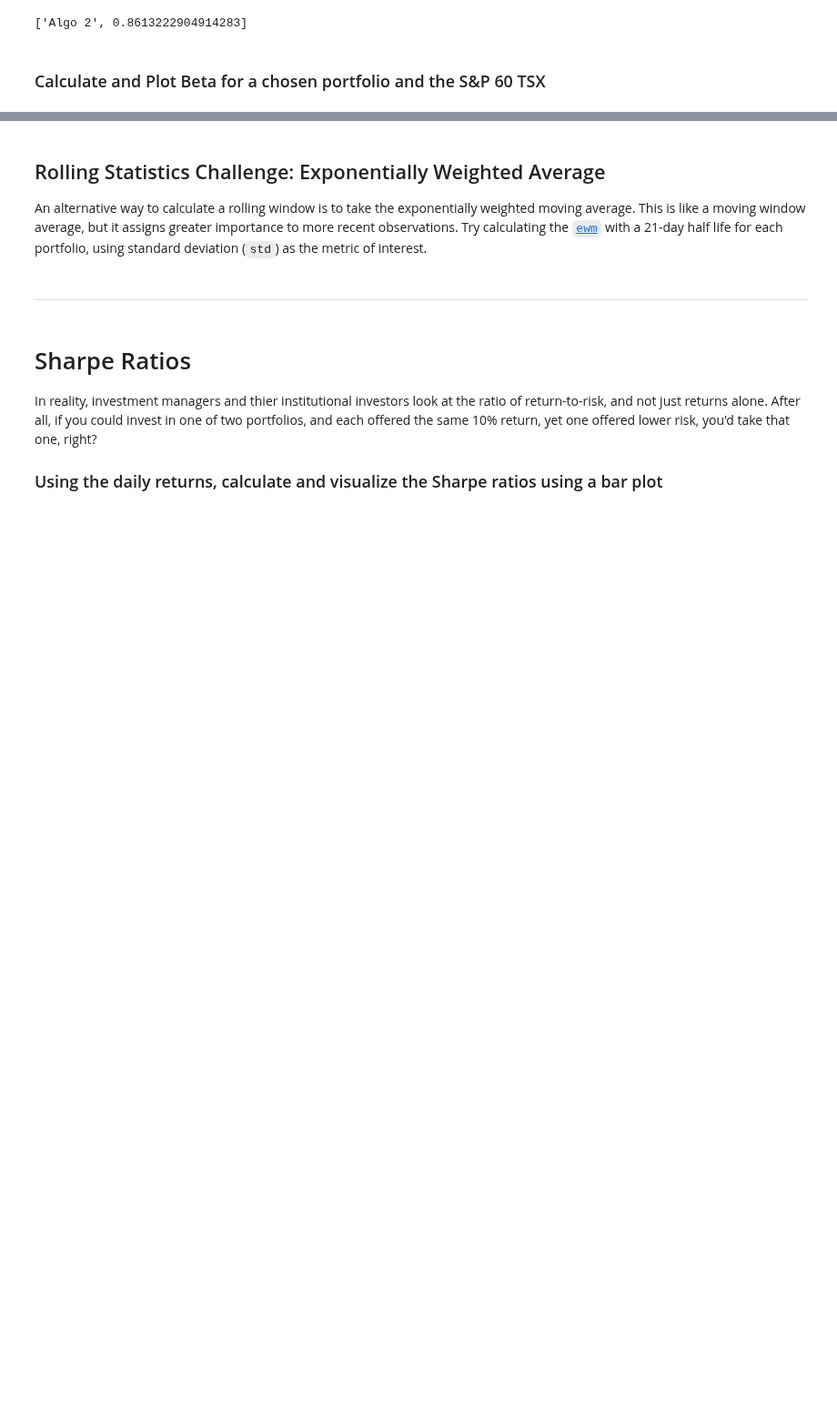
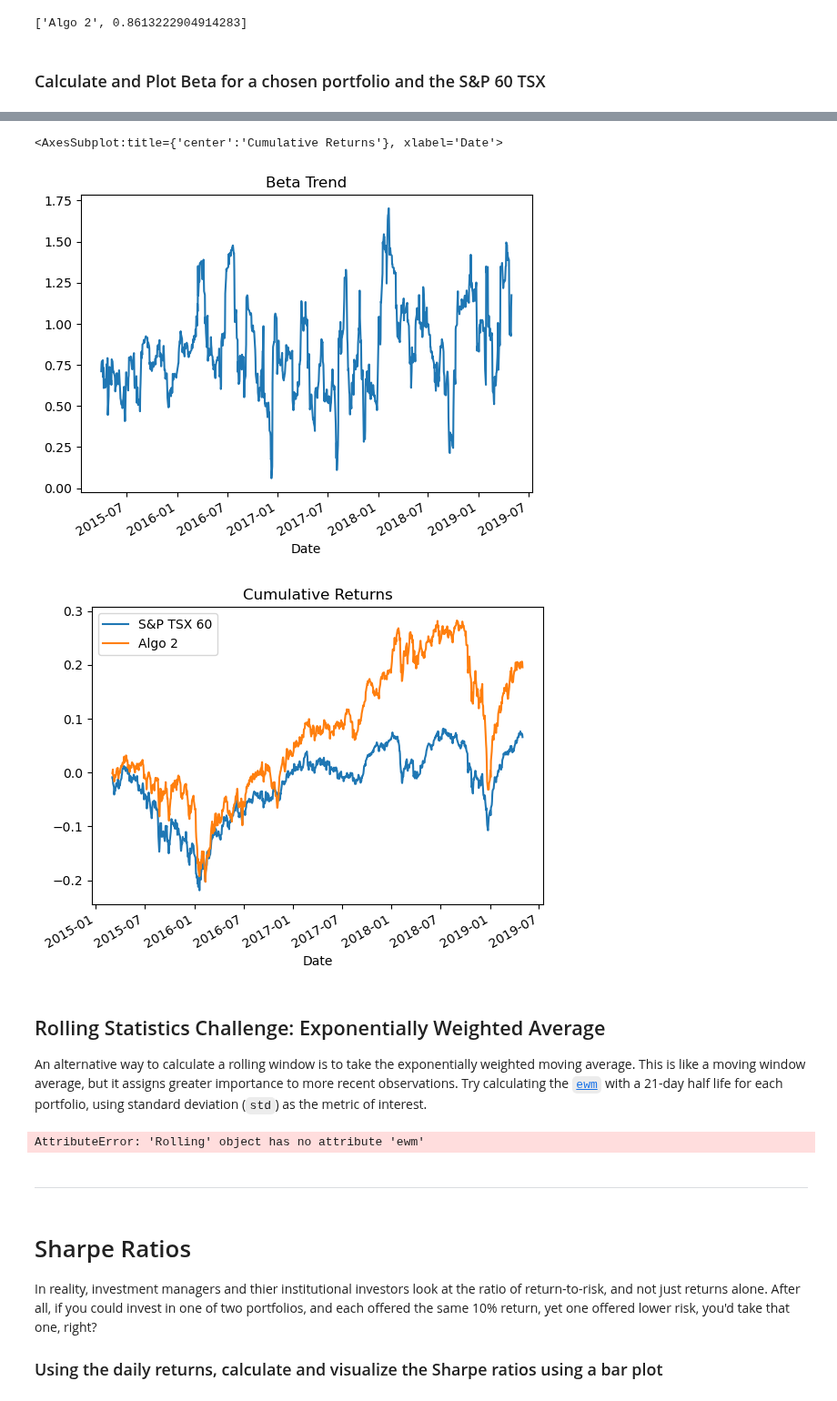
Before and after one commit to juil/fintech-uoftbootcamp, a Jupyter notebook: week04/unit04-assignment/whale_analysis.ipynb, the cells around one changed output, grey strips where cells are left out. Shown at 91% size. Cells and saved outputs as stored; diff of their text form; code cells hidden in the pictures; blank space fills up the shorter version.

```diff
--- a/week04/unit04-assignment/whale_analysis.ipynb
+++ b/week04/unit04-assignment/whale_analysis.ipynb
@@ -321,11 +321,11 @@ tsx60_closest
 # %%
 # Calculate covariance of a single portfolio
 # Using all_returns for daily returns of portfolio
-covariance = all_returns[tsx60_closest[0]].cov(all_returns['S&P TSX 60'])
+covariance = all_returns[tsx60_closest[0]].rolling(21).cov(all_returns['S&P TSX 60']).dropna()
 # Calculate variance of S&P TSX
-variance = all_returns['S&P TSX 60'].var()
+variance = all_returns['S&P TSX 60'].rolling(21).var().dropna()
 # Computing beta
-portfolio_beta = covariance / variance
+portfolio_beta = (covariance / variance).dropna()
 
 print(f"{tsx60_closest[0]} - TSX 60:")
 print(f'Covariance: {covariance}')
@@ -341,9 +352,22 @@ Beta: 0.8728267344999594
+# %%
+# Plot beta trend
+portfolio_beta.plot(title='Beta Trend')
+cumulative_returns[['S&P TSX 60', 'Algo 2']].plot(title='Cumulative Returns')
+# %% [output]
+<AxesSubplot:title={'center':'Cumulative Returns'}, xlabel='Date'>
+[figure, added]
+[figure, added]
 # %% [markdown]
 ## Rolling Statistics Challenge: Exponentially Weighted Average
 
 An alternative way to calculate a rolling window is to take the exponentially weighted moving average. This is like a moving window average, but it assigns greater importance to more recent observations. Try calculating the [`ewm`](https://pandas.pydata.org/pandas-docs/stable/reference/api/pandas.DataFrame.ewm.html) with a 21-day half life for each portfolio, using standard deviation (`std`) as the metric of interest.
 # %%
 # Use `ewm` to calculate the rolling window
+ewmstd = std_21d.ewm(halflife=21).std()
+ewmstd = all_returns.rolling(21).ewm(halflife=21).std()
+ewmstd.plot()
+# %% [output]
+AttributeError: 'Rolling' object has no attribute 'ewm'
 # %% [markdown]
 ---
 # %% [markdown]
```
Also changed, not shown: parts of 2 cells of this notebook.
